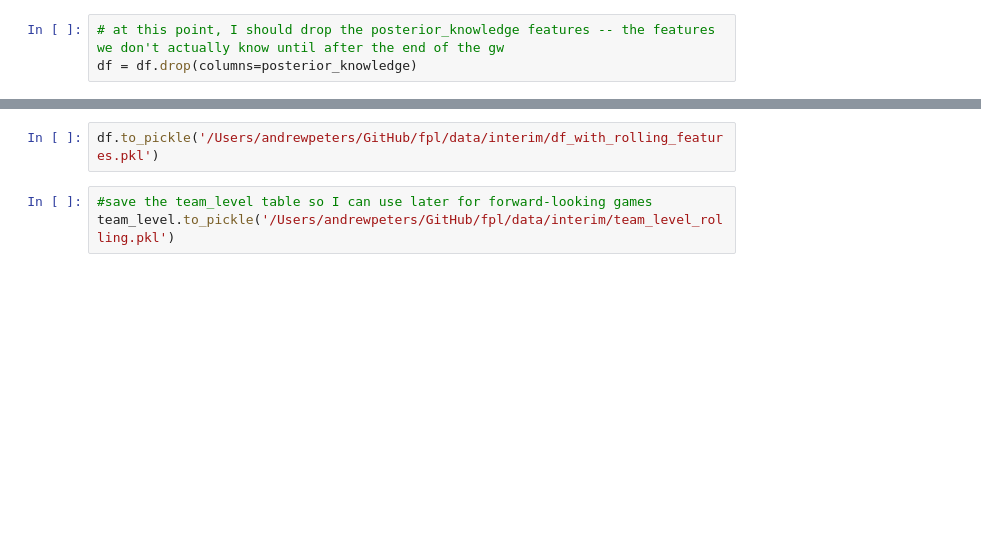
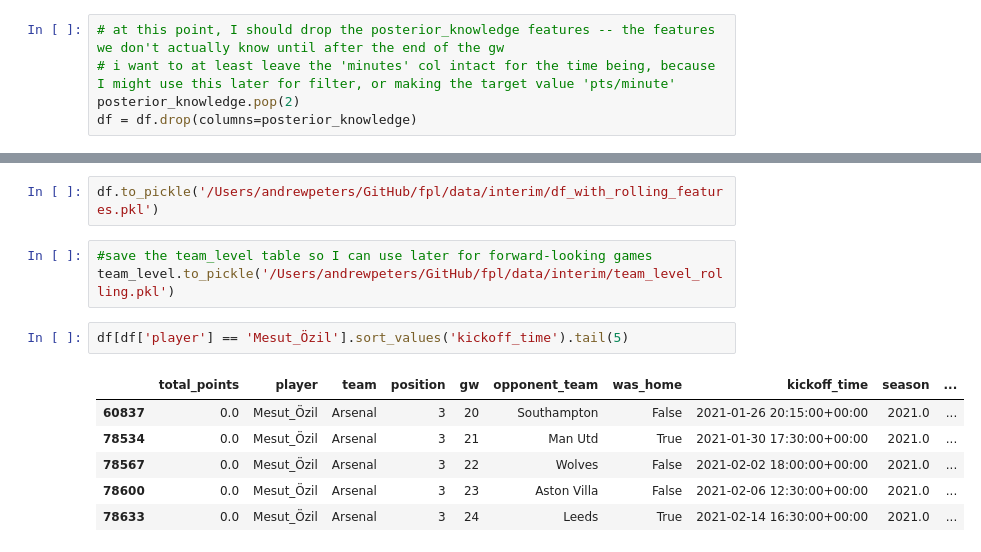
Before and after one commit to andrewjoelpeters/fpl, a Jupyter notebook: notebooks/02-feature-engineering.ipynb, the cells around one changed output, grey strips where cells are left out. Cells and saved outputs as stored; diff of their text form; blank space fills up the shorter version.

```diff
--- a/notebooks/02-feature-engineering.ipynb
+++ b/notebooks/02-feature-engineering.ipynb
@@ -33,6 +35,8 @@ for window_size in tqdm(np.arange(2,11)):
     df = df.join(rolling_df[['total_points_prev'] + posterior_knowledge_shift], rsuffix = f'_{window_size}')
 # %%
 # at this point, I should drop the posterior_knowledge features -- the features we don't actually know until after the end of the gw
+# i want to at least leave the 'minutes' col intact for the time being, because I might use this later for filter, or making the target value 'pts/minute'
+posterior_knowledge.pop(2)
 df = df.drop(columns=posterior_knowledge)
 # %%
 # engineer features to show team-level performance
@@ -61,3 +65,12 @@ df.to_pickle('/Users/andrewpeters/GitHub/fpl/data/interim/df_with_rolling_featur
 # %%
 #save the team_level table so I can use later for forward-looking games
 team_level.to_pickle('/Users/andrewpeters/GitHub/fpl/data/interim/team_level_rolling.pkl')
+# %%
+df[df['player'] == 'Mesut_Özil'].sort_values('kickoff_time').tail(5)
+# %% [output]
+|  | total_points | player | team | position | gw | opponent_team | was_home | kickoff_time | season | ... |
+| 60837 | 0.0 | Mesut_Özil | Arsenal | 3 | 20 | Southampton | False | 2021-01-26 20:15:00+00:00 | 2021.0 | ... |
+| 78534 | 0.0 | Mesut_Özil | Arsenal | 3 | 21 | Man Utd | True | 2021-01-30 17:30:00+00:00 | 2021.0 | ... |
+| 78567 | 0.0 | Mesut_Özil | Arsenal | 3 | 22 | Wolves | False | 2021-02-02 18:00:00+00:00 | 2021.0 | ... |
+| 78600 | 0.0 | Mesut_Özil | Arsenal | 3 | 23 | Aston Villa | False | 2021-02-06 12:30:00+00:00 | 2021.0 | ... |
+| 78633 | 0.0 | Mesut_Özil | Arsenal | 3 | 24 | Leeds | True | 2021-02-14 16:30:00+00:00 | 2021.0 | ... |
```
Also changed, not shown: parts of 1 cell of this notebook, 13 other files.
